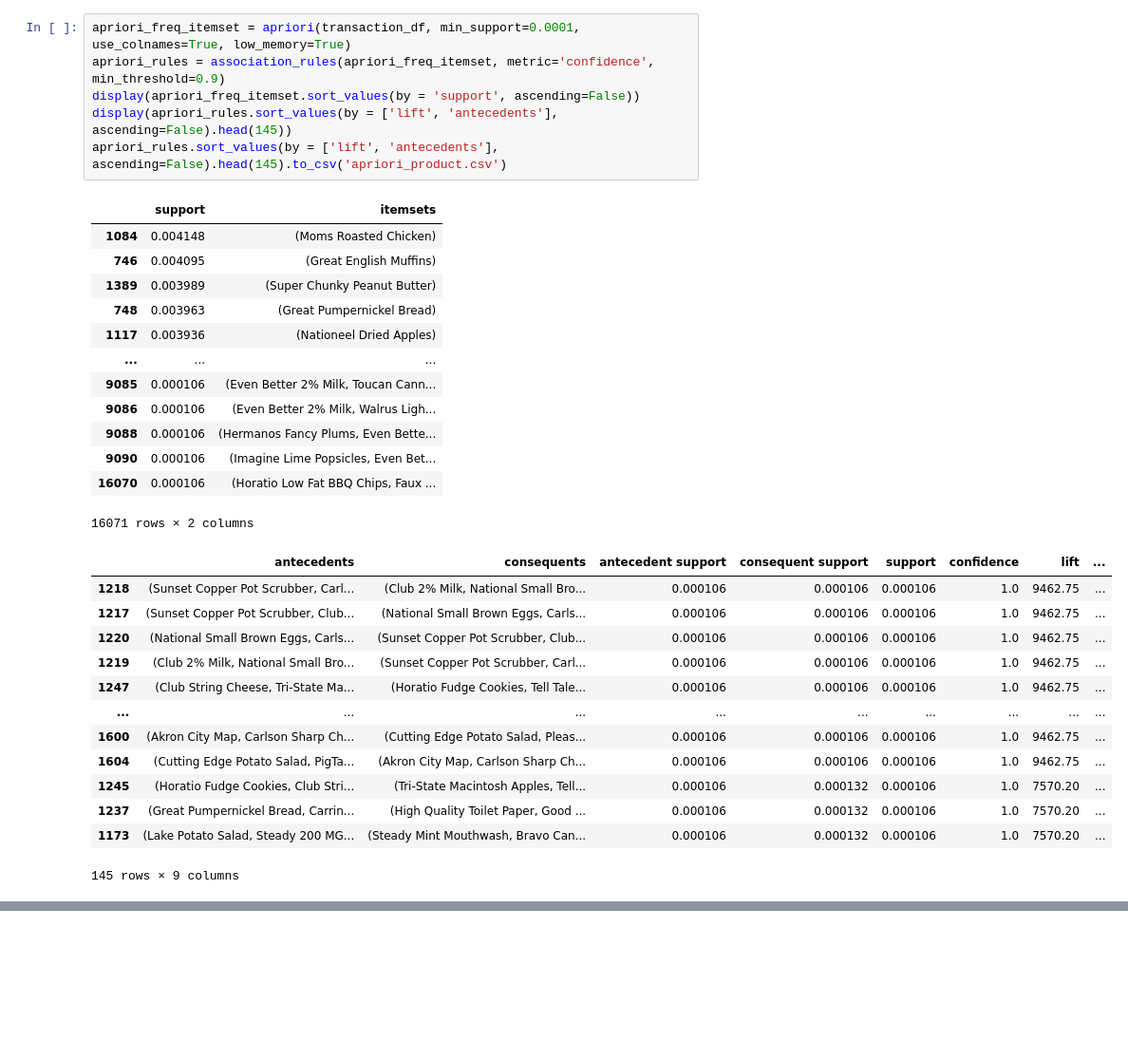
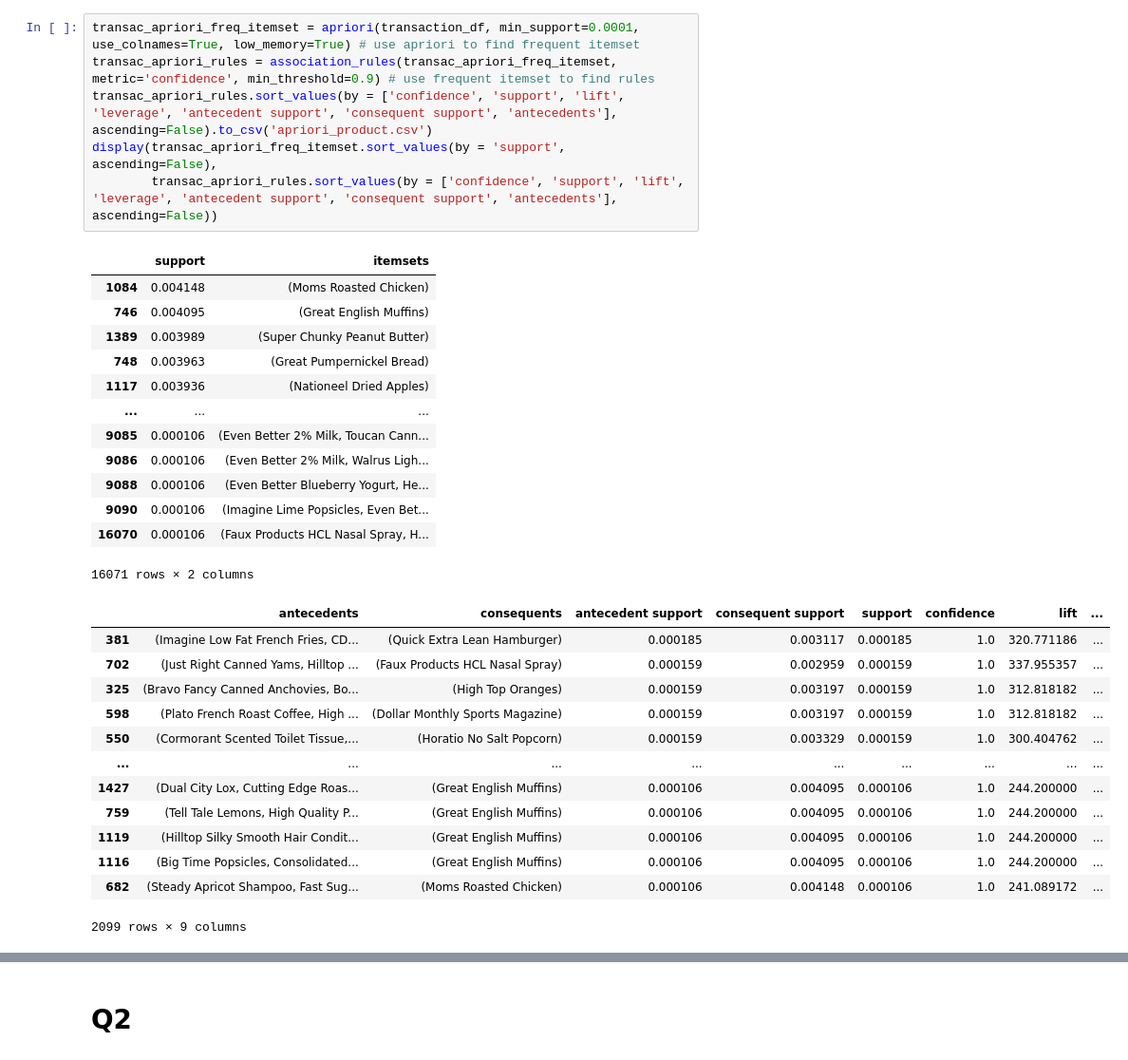
Before and after one commit to theabc50111/nccu_cs_hw, a Jupyter notebook: DataMining_HW/hw1/110753201_hw1_dm.ipynb, the cells around one changed output, grey strips where cells are left out. Shown at 95% size. Cells and saved outputs as stored; diff of their text form; blank space fills up the shorter version.

```diff
--- a/DataMining_HW/hw1/110753201_hw1_dm.ipynb
+++ b/DataMining_HW/hw1/110753201_hw1_dm.ipynb
@@ -50,33 +51,33 @@ time: 288 µs (started: 2022-01-05 02:22:30 +00:00)
 # %%
-apriori_freq_itemset = apriori(transaction_df, min_support=0.0001, use_colnames=True, low_memory=True)
-apriori_rules = association_rules(apriori_freq_itemset, metric='confidence', min_threshold=0.9)
-display(apriori_freq_itemset.sort_values(by = 'support', ascending=False))
-display(apriori_rules.sort_values(by = ['lift', 'antecedents'], ascending=False).head(145))
-apriori_rules.sort_values(by = ['lift', 'antecedents'], ascending=False).head(145).to_csv('apriori_product.csv')
+transac_apriori_freq_itemset = apriori(transaction_df, min_support=0.0001, use_colnames=True, low_memory=True) # use apriori to find frequent itemset
+transac_apriori_rules = association_rules(transac_apriori_freq_itemset, metric='confidence', min_threshold=0.9) # use frequent itemset to find rules
+transac_apriori_rules.sort_values(by = ['confidence', 'support', 'lift', 'leverage', 'antecedent support', 'consequent support', 'antecedents'], ascending=False).to_csv('apriori_product.csv')
+display(transac_apriori_freq_itemset.sort_values(by = 'support', ascending=False),
+        transac_apriori_rules.sort_values(by = ['confidence', 'support', 'lift', 'leverage', 'antecedent support', 'consequent support', 'antecedents'], ascending=False))
 # %% [output]
 |  | support | itemsets |
 | 1084 | 0.004148 | (Moms Roasted Chicken) |
 | 746 | 0.004095 | (Great English Muffins) |
 | 1389 | 0.003989 | (Super Chunky Peanut Butter) |
 | 748 | 0.003963 | (Great Pumpernickel Bread) |
 | 1117 | 0.003936 | (Nationeel Dried Apples) |
 | ... | ... | ... |
 | 9085 | 0.000106 | (Even Better 2% Milk, Toucan Cann... |
 | 9086 | 0.000106 | (Even Better 2% Milk, Walrus Ligh... |
-| 9088 | 0.000106 | (Hermanos Fancy Plums, Even Bette... |
+| 9088 | 0.000106 | (Even Better Blueberry Yogurt, He... |
 | 9090 | 0.000106 | (Imagine Lime Popsicles, Even Bet... |
-| 16070 | 0.000106 | (Horatio Low Fat BBQ Chips, Faux ... |
+| 16070 | 0.000106 | (Faux Products HCL Nasal Spray, H... |
 16071 rows × 2 columns
 |  | antecedents | consequents | antecedent support | consequent support | support | confidence | lift | ... |
-| 1218 | (Sunset Copper Pot Scrubber, Carl... | (Club 2% Milk, National Small Bro... | 0.000106 | 0.000106 | 0.000106 | 1.0 | 9462.75 | ... |
-| 1217 | (Sunset Copper Pot Scrubber, Club... | (National Small Brown Eggs, Carls... | 0.000106 | 0.000106 | 0.000106 | 1.0 | 9462.75 | ... |
-| 1220 | (National Small Brown Eggs, Carls... | (Sunset Copper Pot Scrubber, Club... | 0.000106 | 0.000106 | 0.000106 | 1.0 | 9462.75 | ... |
-| 1219 | (Club 2% Milk, National Small Bro... | (Sunset Copper Pot Scrubber, Carl... | 0.000106 | 0.000106 | 0.000106 | 1.0 | 9462.75 | ... |
-| 1247 | (Club String Cheese, Tri-State Ma... | (Horatio Fudge Cookies, Tell Tale... | 0.000106 | 0.000106 | 0.000106 | 1.0 | 9462.75 | ... |
+| 381 | (Imagine Low Fat French Fries, CD... | (Quick Extra Lean Hamburger) | 0.000185 | 0.003117 | 0.000185 | 1.0 | 320.771186 | ... |
+| 702 | (Just Right Canned Yams, Hilltop ... | (Faux Products HCL Nasal Spray) | 0.000159 | 0.002959 | 0.000159 | 1.0 | 337.955357 | ... |
+| 325 | (Bravo Fancy Canned Anchovies, Bo... | (High Top Oranges) | 0.000159 | 0.003197 | 0.000159 | 1.0 | 312.818182 | ... |
+| 598 | (Plato French Roast Coffee, High ... | (Dollar Monthly Sports Magazine) | 0.000159 | 0.003197 | 0.000159 | 1.0 | 312.818182 | ... |
+| 550 | (Cormorant Scented Toilet Tissue,... | (Horatio No Salt Popcorn) | 0.000159 | 0.003329 | 0.000159 | 1.0 | 300.404762 | ... |
 | ... | ... | ... | ... | ... | ... | ... | ... | ... |
-| 1600 | (Akron City Map, Carlson Sharp Ch... | (Cutting Edge Potato Salad, Pleas... | 0.000106 | 0.000106 | 0.000106 | 1.0 | 9462.75 | ... |
-| 1604 | (Cutting Edge Potato Salad, PigTa... | (Akron City Map, Carlson Sharp Ch... | 0.000106 | 0.000106 | 0.000106 | 1.0 | 9462.75 | ... |
-| 1245 | (Horatio Fudge Cookies, Club Stri... | (Tri-State Macintosh Apples, Tell... | 0.000106 | 0.000132 | 0.000106 | 1.0 | 7570.20 | ... |
-| 1237 | (Great Pumpernickel Bread, Carrin... | (High Quality Toilet Paper, Good ... | 0.000106 | 0.000132 | 0.000106 | 1.0 | 7570.20 | ... |
-| 1173 | (Lake Potato Salad, Steady 200 MG... | (Steady Mint Mouthwash, Bravo Can... | 0.000106 | 0.000132 | 0.000106 | 1.0 | 7570.20 | ... |
+| 1427 | (Dual City Lox, Cutting Edge Roas... | (Great English Muffins) | 0.000106 | 0.004095 | 0.000106 | 1.0 | 244.200000 | ... |
+| 759 | (Tell Tale Lemons, High Quality P... | (Great English Muffins) | 0.000106 | 0.004095 | 0.000106 | 1.0 | 244.200000 | ... |
+| 1119 | (Hilltop Silky Smooth Hair Condit... | (Great English Muffins) | 0.000106 | 0.004095 | 0.000106 | 1.0 | 244.200000 | ... |
+| 1116 | (Big Time Popsicles, Consolidated... | (Great English Muffins) | 0.000106 | 0.004095 | 0.000106 | 1.0 | 244.200000 | ... |
+| 682 | (Steady Apricot Shampoo, Fast Sug... | (Moms Roasted Chicken) | 0.000106 | 0.004148 | 0.000106 | 1.0 | 241.089172 | ... |
-145 rows × 9 columns
+2099 rows × 9 columns
@@ -84 +85,3 @@ time: 3.56 s (started: 2022-01-05 02:22:30 +00:00)
+# %% [markdown]
+# Q2
 # %%
```
Also changed, not shown: parts of 19 cells of this notebook, 5 other files.
